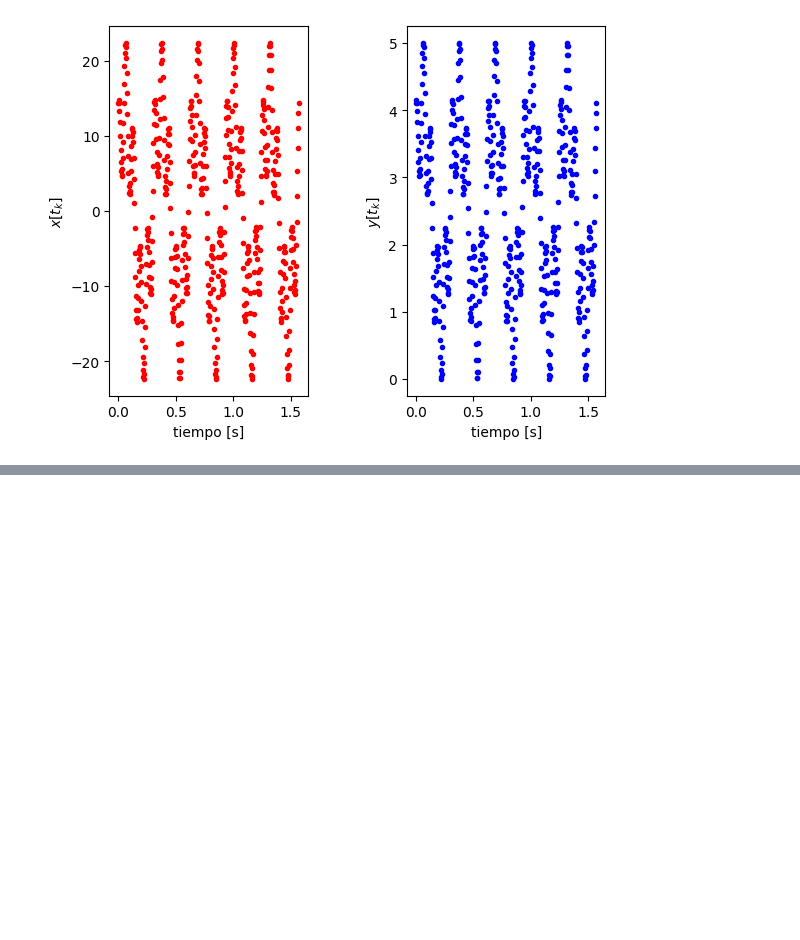
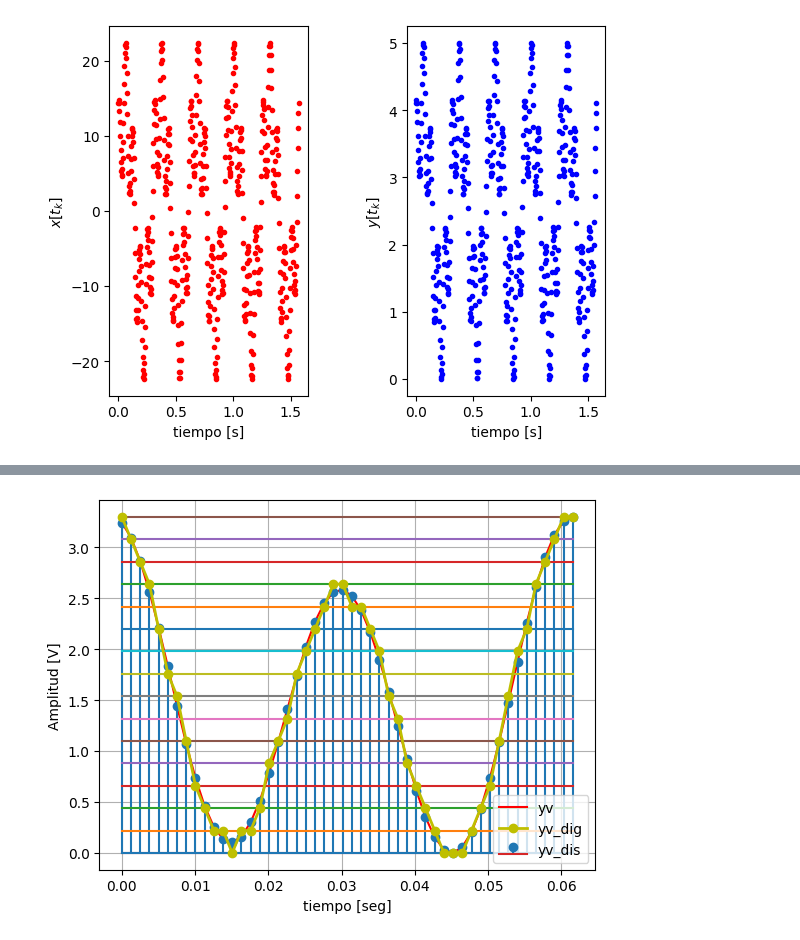
Before and after one commit to jailer2024/JAILER-CHAPID-SE-ALES-Y-SISTEMAS, a Jupyter notebook: 1_IntroduccionSyS/1_IntroNumpy_SyS.ipynb, the cells around one changed output, grey strips where cells are left out. Saved outputs shown, nothing was run; the diff lists cells and outputs as text; code cells hidden in the pictures; blank space fills up the shorter version.

```diff
--- a/1_IntroduccionSyS/1_IntroNumpy_SyS.ipynb
+++ b/1_IntroduccionSyS/1_IntroNumpy_SyS.ipynb
@@ -489,0 +462,93 @@ d.shape # d es una matriz de 500 x 8, ej: la fila 1 incluye la distancia euclide
+# %%
+import numpy as np #importamos la librería numpy para realizar operaciones matemáticas en este caso vectores de tiempo
+import matplotlib.pyplot as plt #importamos la libreria matplotlib para graficar señales generadas
+from scipy.spatial.distance import cdist #importamos scipy.spatial para calcular distancias entre dos puntos en diferentes espacios(se usa para la cunatización)
+
+#parámetros de la señal continua
+A=50 #amplitud de la señal para la función coseno
+B=4*A #amplitud de la señal para la función seno
+f=50 / np.pi  #frecuencia asignada
+T=1/f #periodo de la señal
+g=5
+
+#Discretizar tiempo
+ti=0 #tiempo inicial
+tf=T #tiempo final
+Fs=50*f #frecuencia de muestreo de un valor de 3 KHz para capturar la señal con una alta precisión
+Ts=1/Fs #tiempo de muestreo o periódo de muestreo de la señal de un ciclo
+
+#Creación del vector de tiempo discretizado tv con muestras de Ts
+tv=np.arange(ti,tf,Ts) #vector de tiempo
+print(tv) #muestras equiespaciadas en el intervalo de tiempo
+print(tv.shape) #imprimir tamaño del vector
+
+#Discretización de la señal
+xv=A*np.cos(2*np.pi*f*tv) - B*np.sin(4*np.pi*f*tv + g) #función de la señal de interés
+print(xv) #muestra de la señal discretizada en función de las muestras del vector tv
+print(xv.shape)
+
+#imprimir señal discretizada
+'''plt.stem(tv,xv)
+plt.show()'''
+
+#Cálculo de pendiente y de offset
+#Acondicionamiento de la señal (modificación de amplitud)
+y_max=3.3
+y_min=0
+def modificar_amplitud (x, ymin, ymax):
+  #Vamos a hallar la pendiente
+  xmin=min(x) #Esta función me saca el valor minimo de la señal discretizada
+  xmax=max(x) #Esta función me saca el valor maximo de la señal discretizada
+  m=(ymax-ymin)/(xmax-xmin) #Aquí modificamos la pendiente para escalar la señal y que el dispositivo que trabaja de 0 a 10v la reciba de -3,3 a 3,3v
+  c=ymax-m*xmax #Hallamos la c, porque la ecuación y=mx+c lo requiere y para que se mantenga la forma de la señal original
+  yv=m*x+c #aqui calculamos la señal discretizada de 0 a 3v
+  return yv
+
+#vamos a pasarle los datos a la función modificar_amplitud para que nos calcule la señal acondicionada (yv)
+yv= modificar_amplitud(xv,y_min,y_max)
+#imprimir señal acondicionada
+'''plt.plot(tv,yv,"m")
+plt.stem(tv,yv)
+plt.show()'''
+
+#Vamos a cuantizar la señal
+
+#primero, creamos los cajones según el numero de bits del dispositivo
+nbits=4 #numero de bits
+rmin= 0 #estado máximo
+rmax= 3.3 #estado máximo
+ve=np.linspace(rmin,rmax,2**nbits) #Se creo un vector (cajones) según el numero de bits del dispositivo
+print(ve)
+print(ve.shape)
+
+# ahora,creamos función de cuantización y evaluamos punto a punto a partir de cada muestra después de cero y spam discretizada
+def my_cuantizador(yn,vq):
+  #yn= punto a cuantizar vq= vector de estados
+  Ne= vq.shape[0] #tamaño del vector de estados
+  dn=cdist(yn.reshape(-1,1),vq.reshape(-1,1)) #distancia entre cada punto de la señal con el vector de estados
+  ind=np.argmin(dn) #indice de la distancia menor
+  return vq[ind]
+
+#recorrer vector yv y cuantizar cada punto
+for i in range(yv.shape[0]):
+  if i==0:
+    yq=my_cuantizador(yv[i],ve)
+  else:
+    yq=np.append(yq,my_cuantizador(yv[i],ve))
+
+#Graficar señales
+plt.plot(tv,yv,c="r",label="yv")
+plt.stem(tv,yv,label="yv_dis")
+
+#Graficar estados
+for v in ve:
+  plt.plot(tv,v*np.ones(len(tv)))
+
+#Graficar señal digital = discreta + cuantizada
+plt.plot(tv,yq,c="y",marker="o",label="yv_dig",linewidth=2)
+plt.legend()
+plt.grid()
+plt.xlabel("tiempo [seg]")
+plt.ylabel("Amplitud [V]")
+plt.show()
+# %% [output]
@@ -489,0 +572 @@ d.shape # d es una matriz de 500 x 8, ej: la fila 1 incluye la distancia euclide
+[figure, added]
```
Also changed, not shown: parts of 15 cells of this notebook.
